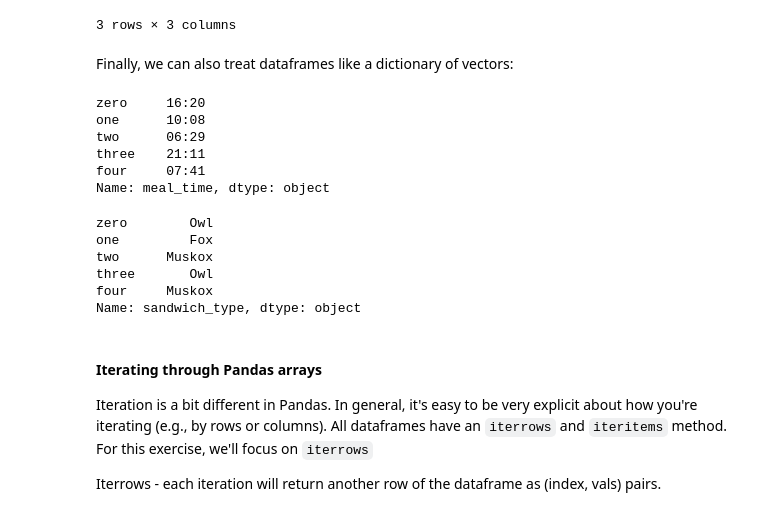
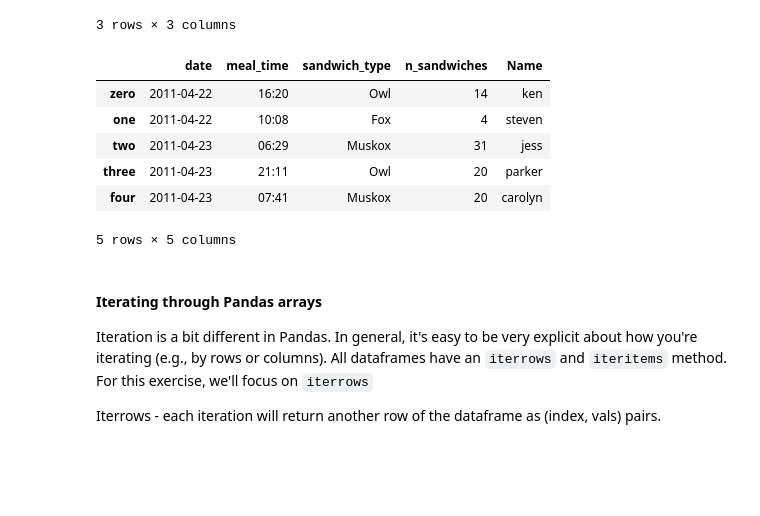
Before and after one commit to swcarpentry/2014-03-17-ucb, a Jupyter notebook: lessons/jk-python/readwrite-full.ipynb, the cells around one changed output. Cells and saved outputs as stored; diff of their text form; code cells hidden in the pictures; blank space fills up the shorter version.

Commit message:
Removed dictionary-style indexing in pandas to avoid confusion

```diff
--- a/lessons/jk-python/readwrite-full.ipynb
+++ b/lessons/jk-python/readwrite-full.ipynb
@@ -337,26 +373,19 @@ df.loc['one':'three', 'date':'sandwich_type']
 | two | 2011-04-23 | 06:29 | Muskox |
 | three | 2011-04-23 | 21:11 | Owl |
 3 rows × 3 columns
-# %% [markdown]
-Finally, we can also treat dataframes like a dictionary of vectors:
-# %%
-df['meal_time']
-# %% [output]
-zero     16:20
-one      10:08
-two      06:29
-three    21:11
-four     07:41
-Name: meal_time, dtype: object
-# %%
-df['sandwich_type']
-# %% [output]
-zero        Owl
-one         Fox
-two      Muskox
-three       Owl
-four     Muskox
-Name: sandwich_type, dtype: object
+# %%
+## Adding a new column to dataframes is easy as well.
+# Just treat it like a dictionary
+df['Name'] = ['ken', 'steven', 'jess', 'parker', 'carolyn']
+df
+# %% [output]
+|  | date | meal_time | sandwich_type | n_sandwiches | Name |
+| zero | 2011-04-22 | 16:20 | Owl | 14 | ken |
+| one | 2011-04-22 | 10:08 | Fox | 4 | steven |
+| two | 2011-04-23 | 06:29 | Muskox | 31 | jess |
+| three | 2011-04-23 | 21:11 | Owl | 20 | parker |
+| four | 2011-04-23 | 07:41 | Muskox | 20 | carolyn |
+5 rows × 5 columns
 # %% [markdown]
 #### Iterating through Pandas arrays
 
```
Also changed, not shown: parts of 17 cells of this notebook.
